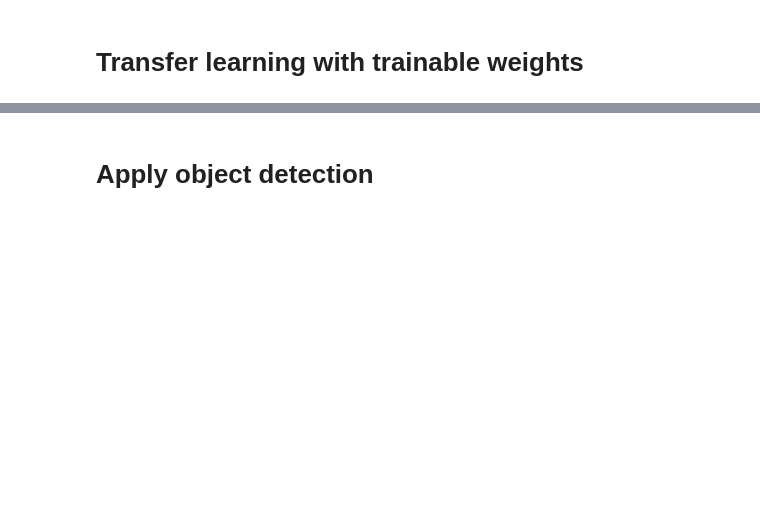
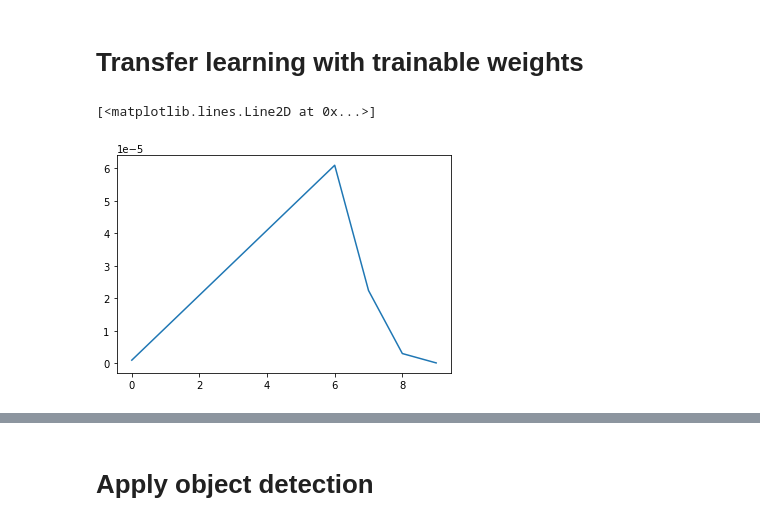
Before and after one commit to omerhac/flower_calssification, a Jupyter notebook: flower_classificaiton_notebook.ipynb, the cells around one changed output, grey strips where cells are left out. Saved outputs shown, nothing was run; the diff lists cells and outputs as text; code cells hidden in the pictures; blank space fills up the shorter version.

```diff
--- a/flower_classificaiton_notebook.ipynb
+++ b/flower_classificaiton_notebook.ipynb
@@ -325,3 +302,31 @@ def transfer_lr_schedule(epoch, current):
+# %%
+def step_lr_schedule(epoch, current, decay_rate=1, initial_lr=1e-5, linear_slope= 1e-5, peak_slope=5):
+  """transfer learning step scheduler. args: epoch number, curren learning rate"""
+  if epoch <= peak_slope:
+    return initial_lr + linear_slope * epoch
+  else:
+    return current *math.exp((peak_slope-epoch))
+
+def get_transfer_learning_schedule(decay_rate=1, initial_lr=1e-5, linear_slope=1e-5, peak_slope=5):
+  """Get a learning rate step scheduler. args: parameters for the step curve"""
+  return lambda epoch, current: step_lr_schedule(epoch, current, decay_rate, initial_lr, linear_slope, peak_slope)
+
+
+transfer_lr_schedule = get_transfer_learning_schedule(decay_rate=1, initial_lr=1e-6, linear_slope=1e-5, peak_slope=6)
+schedule = keras.callbacks.LearningRateScheduler(lambda epoch: 1e-5, verbose=1)
+
+# visualize lr
+current = 0
+lrs = []
+for i in range(10):
+  lr = transfer_lr_schedule(i, current)
+  current = lr
+  lrs.append(lr)
+
+plt.plot(range(10), lrs)
+# %% [output]
+[<matplotlib.lines.Line2D at 0x...>]
+[figure, added]
 # %%
 def get_trainable_pretrained_model():
   # get xception pretrained model
```
Also changed, not shown: parts of 13 cells of this notebook.
